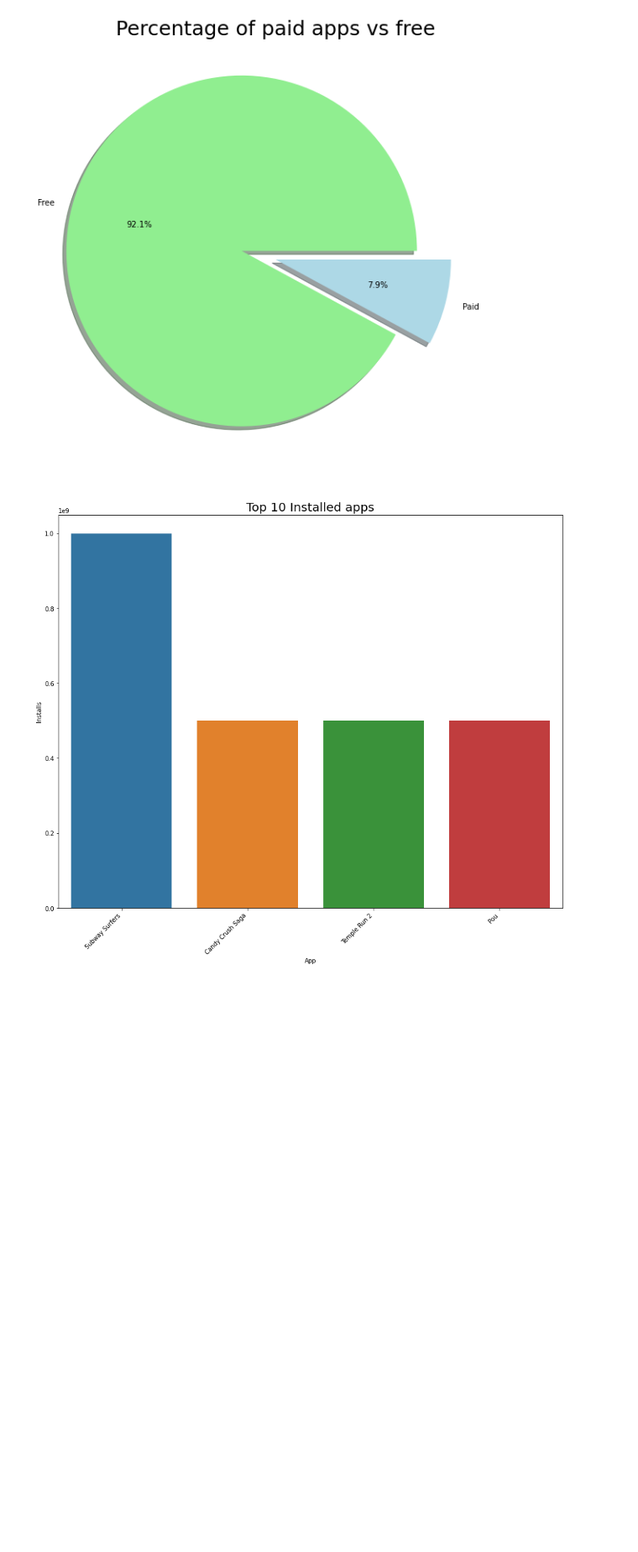
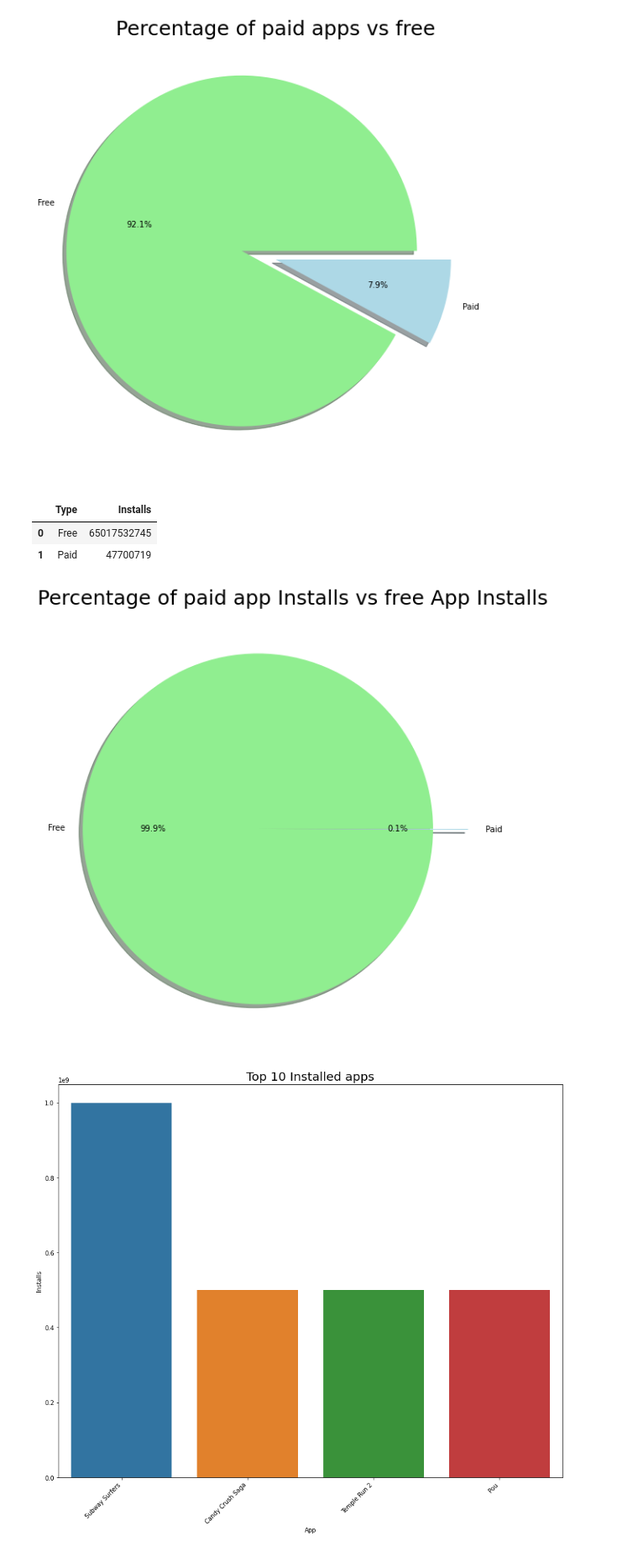
Before and after one commit to MohammedSaudh/Play-Store-App-Review-Analysis, a Jupyter notebook: Play_Store_App_Review_Analysis_Capstone_Project.ipynb, the cells around one changed output. Shown at 84% size. Cells and saved outputs as stored; diff of their text form; code cells hidden in the pictures; blank space fills up the shorter version.

```diff
--- a/Play_Store_App_Review_Analysis_Capstone_Project.ipynb
+++ b/Play_Store_App_Review_Analysis_Capstone_Project.ipynb
@@ -531,6 +543,26 @@ plt.title('Percentage of paid apps vs free', size=25)
 plt.show;
 # %% [output]
 [figure]
+# %%
+type_wise_installs = play_store_data.groupby('Type')['Installs'].sum().reset_index()
+# %%
+type_wise_installs
+# %% [output]
+|  | Type | Installs |
+| 0 | Free | 65017532745 |
+| 1 | Paid | 47700719 |
+# %%
+#Plotting the percentage of paid app installs vs free app installs on a pie chart for better understanding.
+plt.figure(figsize=(10,10))
+labels = type_wise_installs['Type']
+sizes = type_wise_installs['Installs']
+colors = ['LightGreen', 'LightBlue']
+explode=(0.2,0)
+plt.pie(sizes, explode=explode, labels=labels, colors=colors, autopct='%1.1f%%' ,shadow=True)
+plt.title('Percentage of paid app Installs vs free App Installs', size=25)
+plt.show;
+# %% [output]
+[figure, added]
 # %%
 #Writing a function to find and plot top 10 apps in any category
 def findtop10incategory(str):
```
Also changed, not shown: parts of 17 cells of this notebook.
